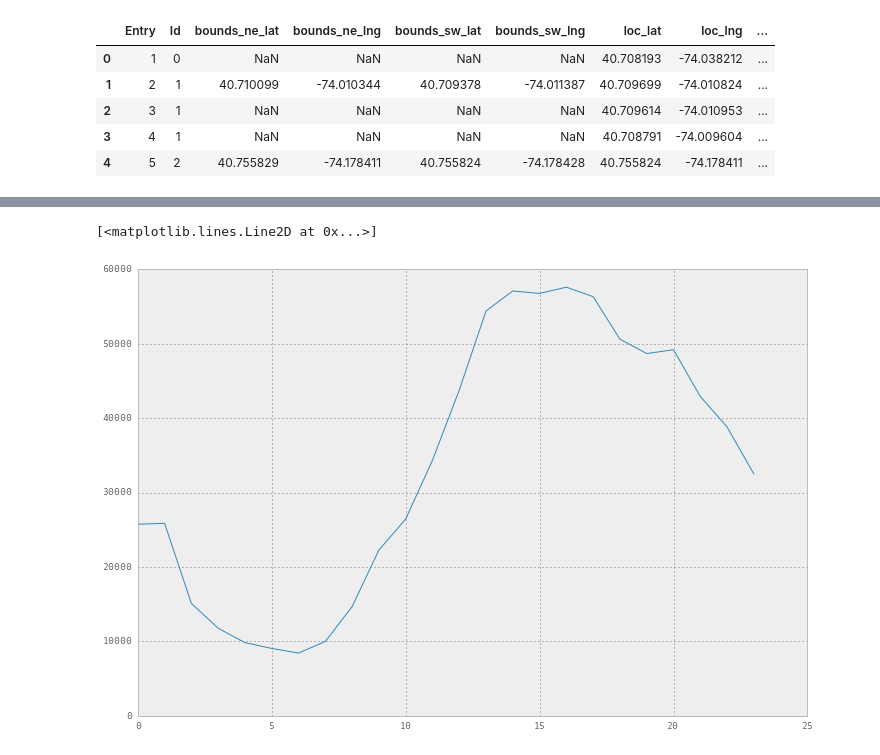
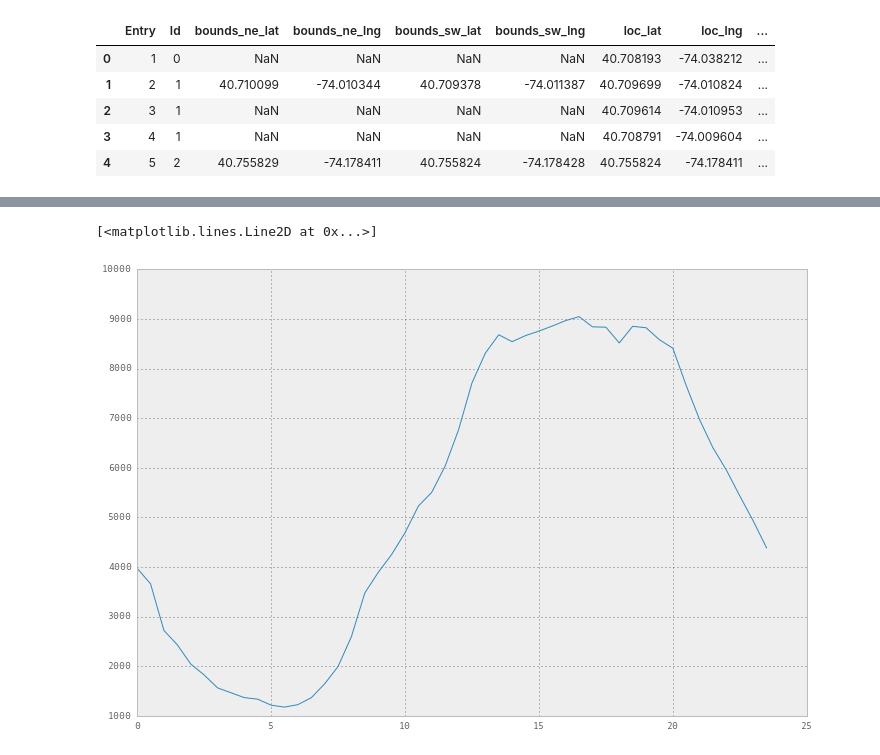
Before and after one commit to helenaxwang/AveNeue, a Jupyter notebook: analyze_flickr.py.ipynb, the cells around one changed output, grey strips where cells are left out. Cells and saved outputs as stored; diff of their text form; code cells hidden in the pictures.

```diff
--- a/analyze_flickr.py.ipynb
+++ b/analyze_flickr.py.ipynb
@@ -190,10 +238,21 @@ def get_hour_mean(photo_df, loc,radius=0.005,normalize=True):
-# %%
-# compute the hour mean for all of nyc
-hour_all_normalized = photos2.user_id.groupby(lambda x: x.hour).count()/photos2.user_id.count()
-hour_all = photos2.user_id.groupby(lambda x: x.hour).count()
-plt.plot(hour_all)
-# %% [output]
-[<matplotlib.lines.Line2D at 0x...>]
-[figure, removed]
+# %%
+# get the mean at some smaller interval (a generalized case of above)
+def get_hour_mean(photo_df, loc, radius=0.005, normalize=False):
+    idx = np.sqrt((photo_df['lat']-loc[0])**2 + (photo_df['lng']-loc[1])**2) < radius
+    print 'number of photos near location ', sum(idx)
+    hour_mean = photo_df.user_id[idx].groupby(lambda x: (x.hour, x.minute)).count()
+    if normalize:
+        hour_mean = hour_mean / float(photo_df.user_id[idx].count())
+    return hour_mean
+
+# compute the hour mean for all of nyc
+hour_all_normalized = photos2.user_id.groupby(lambda x: (x.hour, x.minute)).count()/photos2.user_id.count()
+hour_all = photos2.user_id.groupby(lambda x: (x.hour, x.minute)).count()
+time_axis = np.linspace(0,24,len(hour_all)+1)
+time_axis = time_axis[:-1]
+plt.plot(time_axis,hour_all)
+# %% [output]
+[<matplotlib.lines.Line2D at 0x...>]
+[figure, added]
 # %%
 # now findout hour means for different locations
```
Also changed, not shown: parts of 8 cells of this notebook.
